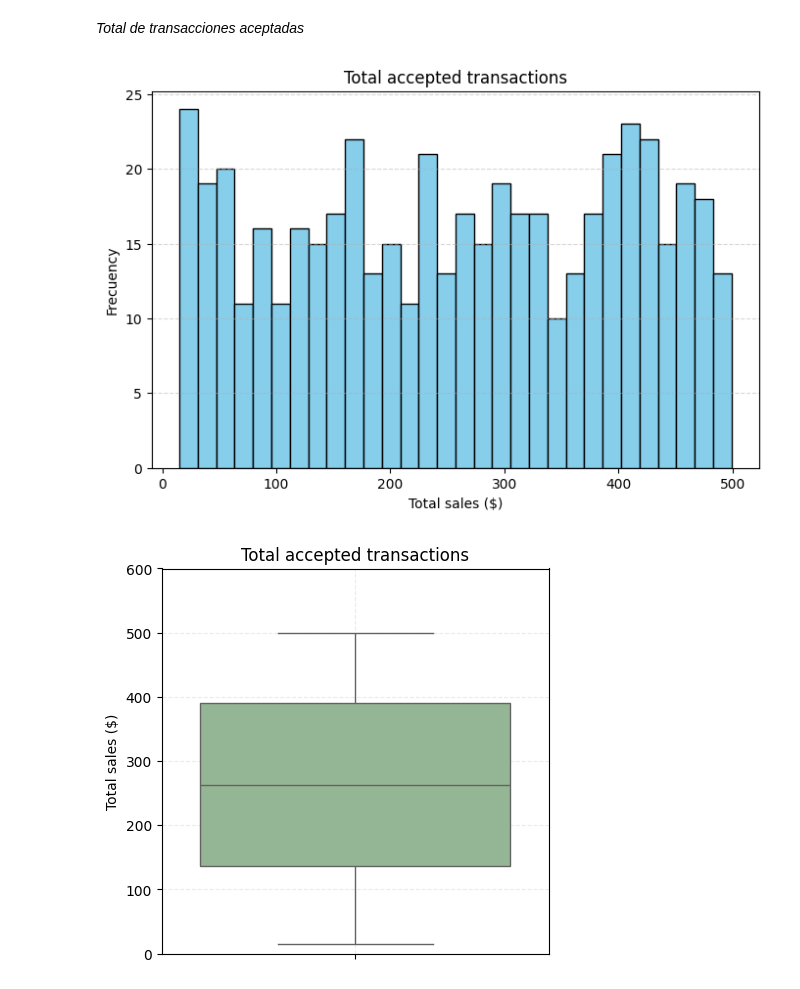
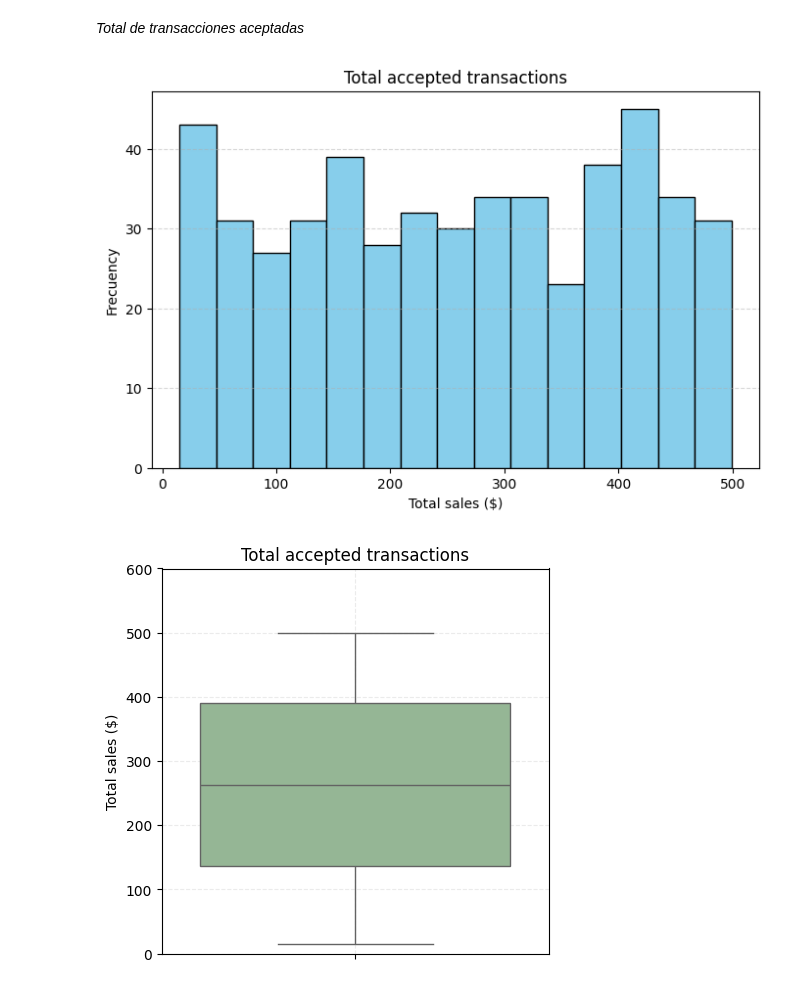
Before and after one commit to Muriburu/ITAcademy, a Jupyter notebook: Sprint 8 - Visualitzacions en Python Scripts en Power BI/Tarea S801.ipynb, the cells around one changed output. Drawn from its saved outputs; the diff is of its cells as text; code cells hidden in the pictures.

```diff
--- a/Sprint 8 - Visualitzacions en Python Scripts en Power BI/Tarea S801.ipynb
+++ b/Sprint 8 - Visualitzacions en Python Scripts en Power BI/Tarea S801.ipynb
@@ -29,7 +29,7 @@ Ver cómo se guardan las tablas, si están numeradas las puedo recorrer sin prob
 conexion = mysql.connector.connect(host='localhost',
                                database='new_transactions',
                                user='root',
-                               password='password')
+                               password='Gregorio@00')
 
 # Guardar tablas en un diccionario
 cursor = conexion.cursor()
@@ -94,16 +94,16 @@ Una variable numèrica.
 # %%
 accepted_transactions = dict_transactions['transactions'].query("declined == 0").copy()
 
 plt.figure(figsize=(8, 5))
-plt.hist(accepted_transactions["amount"], bins=30, color="skyblue", edgecolor="black")
+plt.hist(accepted_transactions["amount"], bins=15, color="skyblue", edgecolor="black")
 plt.title("Total accepted transactions")
 plt.xlabel("Total sales ($)")
 plt.ylabel("Frecuency")
 plt.grid(axis='y', linestyle='--', alpha=0.5)
 
 plt.show()
 # %% [output]
-[figure, old version]
+[figure, new version]
 # %%
 plt.figure(figsize=(5, 5))
 sns.boxplot(accepted_transactions["amount"], color="darkseagreen")
```
Also changed, not shown: parts of 8 cells of this notebook, 9 other files.
